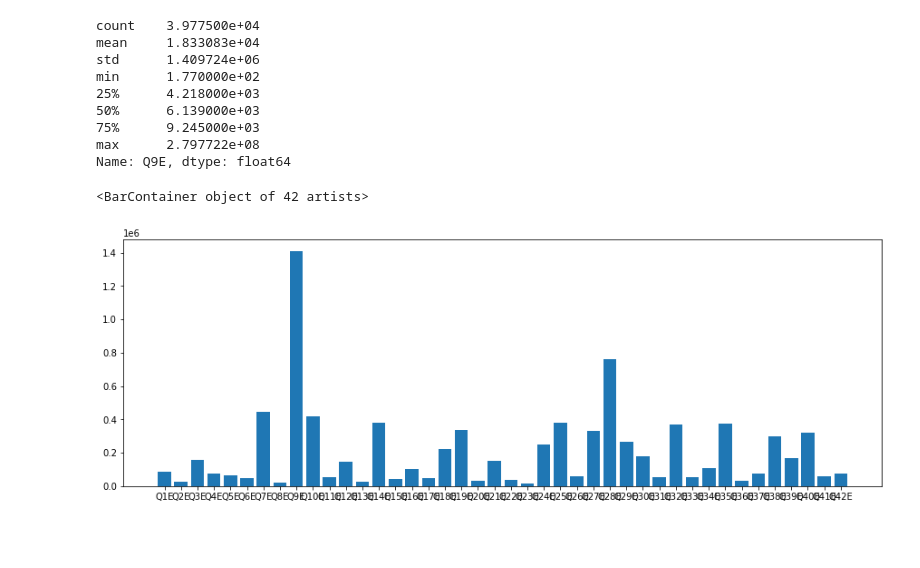
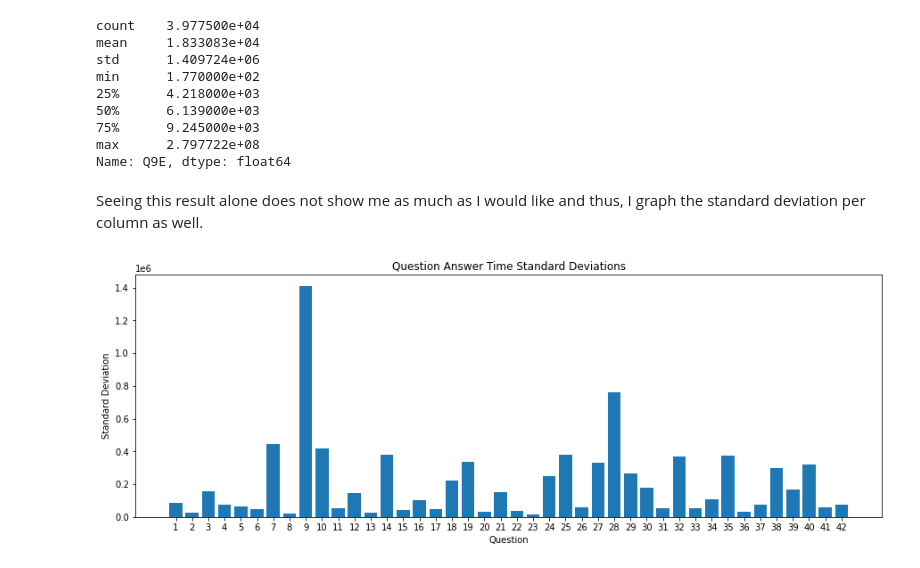
Before and after one commit to ismizu/depression_anxiety_stress, a Jupyter notebook: Depression, Anxiety, and Stress Dataset.ipynb, the cells around one changed output. Cells and saved outputs as stored; diff of their text form; code cells hidden in the pictures; blank space fills up the shorter version.

```diff
--- a/Depression, Anxiety, and Stress Dataset.ipynb
+++ b/Depression, Anxiety, and Stress Dataset.ipynb
@@ -124,0 +121,15 @@ ax.bar(x = timer_columns,
+# %%
+fig, ax = plt.subplots(figsize = (17,5))
+
+ax.bar(x = timer_columns,
+       height = df[timer_columns].mean()
+)
+
+#Create a list of just question numbers for the xticks
+answer_times_xticks = [x[1:-1] for x in timer_columns]
+#Rename x ticks for readability
+ax.set_xticklabels(answer_times_xticks)
+
+ax.set_title('Question Answer Times')
+ax.set_xlabel('Question')
+ax.set_ylabel('Answer time (milliseconds)');
@@ -138,15 +157,22 @@ min      1.770000e+02
 75%      9.245000e+03
 max      2.797722e+08
 Name: Q9E, dtype: float64
+# %% [markdown]
+Seeing this result alone does not show me as much as I would like and thus, I graph the standard deviation per column as well.
 # %%
 fig, ax = plt.subplots(figsize = (15,5))
 
 ax.bar(x = timer_columns,
        height = df[timer_columns].std()
 )
+
+ax.set_xticklabels(answer_times_xticks)
+
+ax.set_title('Question Answer Time Standard Deviations')
+ax.set_xlabel('Question')
+ax.set_ylabel('Standard Deviation');
 # %% [output]
-<BarContainer object of 42 artists>
-[figure, old version]
+[figure, new version]
 # %%
 df[timer_columns].std()
 # %% [output]
```
Also changed, not shown: parts of 7 cells of this notebook.
